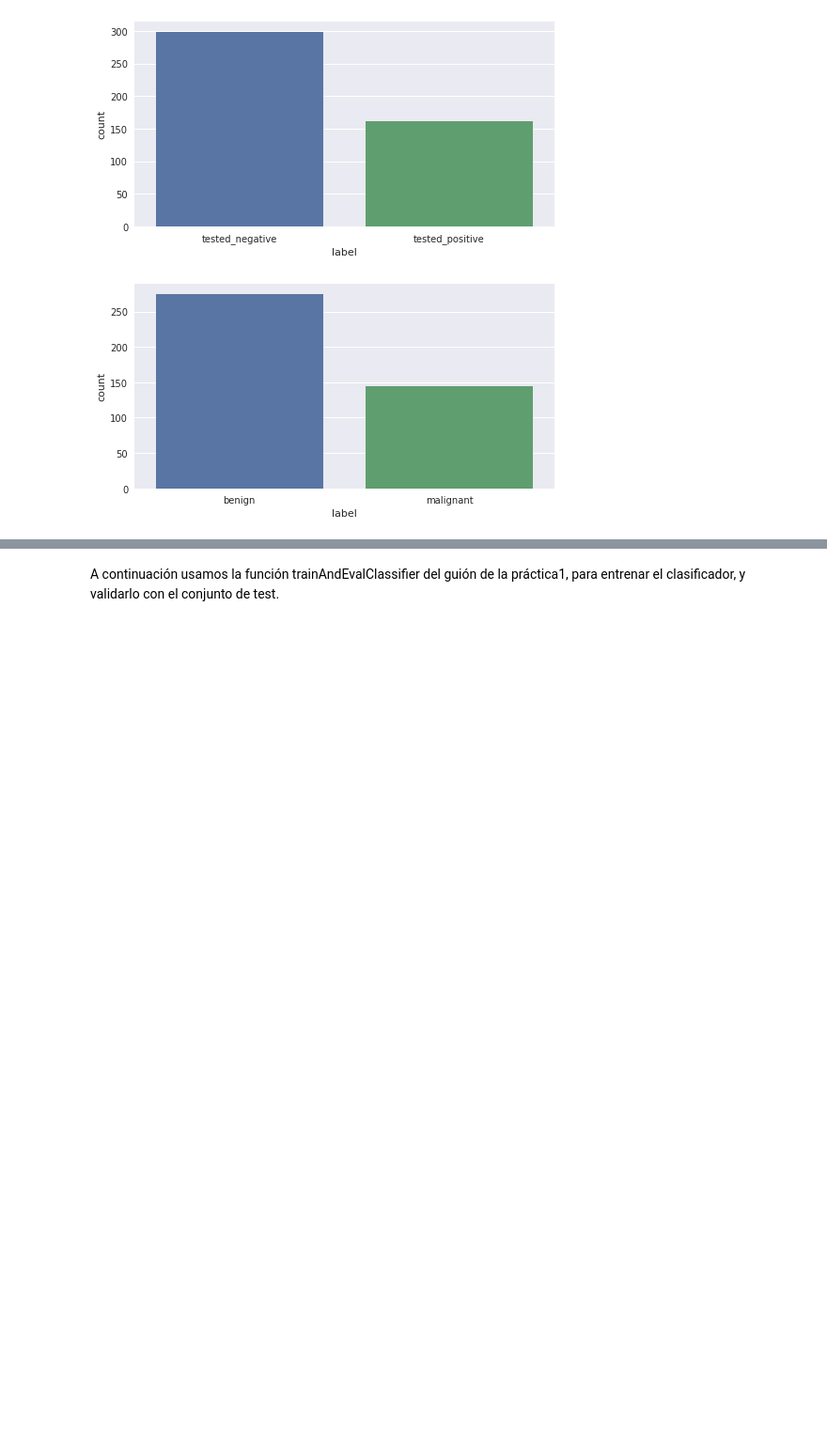
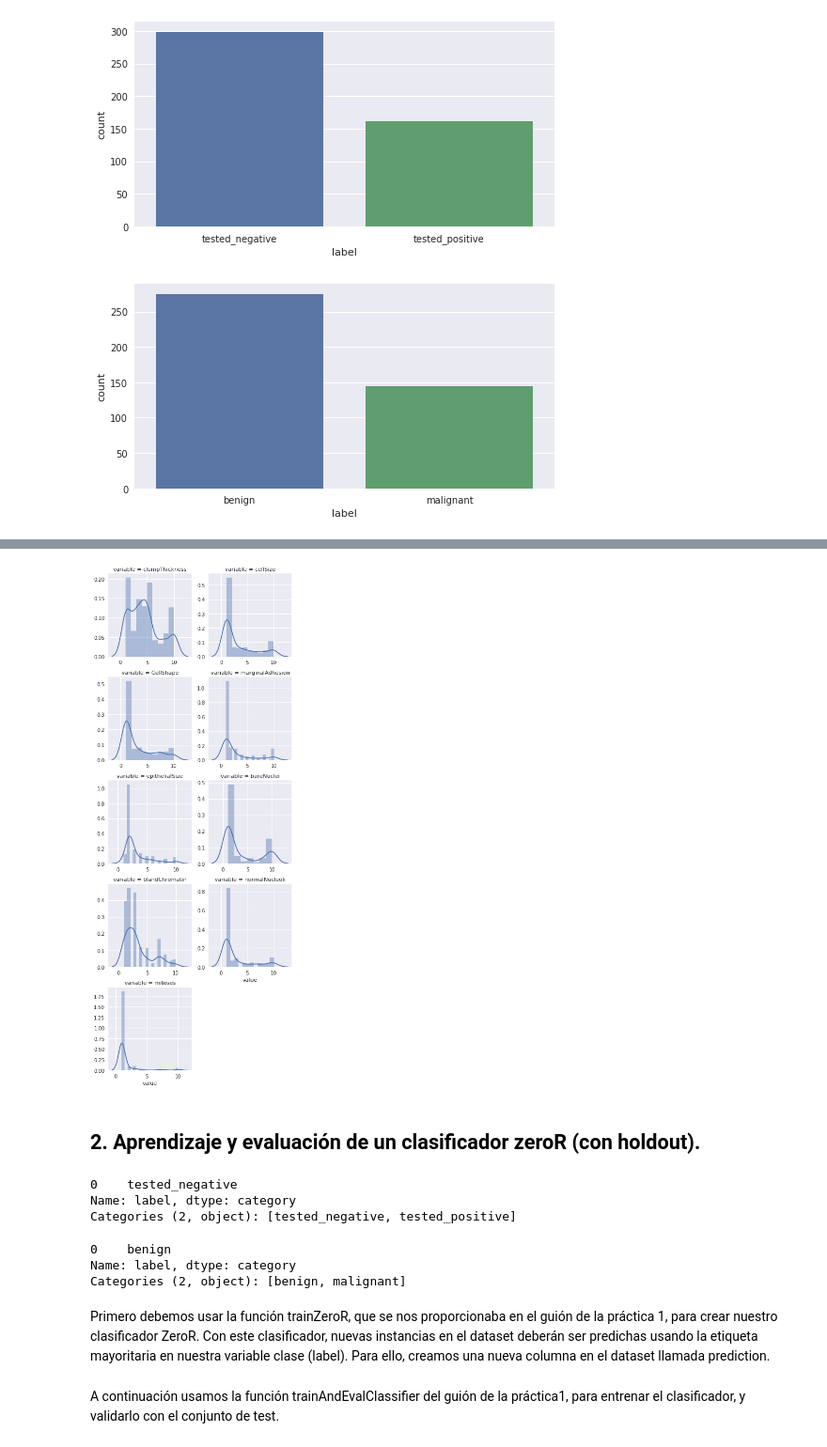
Before and after one commit to VanessaNav/DataMining, a Jupyter notebook: Prac1IvanVanessa.ipynb, the cells around one changed output, grey strips where cells are left out. Shown at 94% size. Drawn from its saved outputs; the diff is of its cells as text; code cells hidden in the pictures; blank space fills up the shorter version.

```diff
--- a/Prac1IvanVanessa.ipynb
+++ b/Prac1IvanVanessa.ipynb
@@ -302,0 +298,9 @@ gSingleBarplot(wisconsinTraining, "label")
+# %%
+# Calculamos el vector de medias
+meansValues2 = wisconsinTraining.mean()
+prueba2Train=wisconsinTraining.copy()
+prueba2Test=wisconsinTest.copy()
+
+# Ahora lo usamos para rellenar:
+cleanDf2Train = prueba2Train.fillna( meansValues2 )
+cleanDf2Test = prueba2Test.fillna(meansValues2)
@@ -302,0 +328,20 @@ gSingleBarplot(wisconsinTraining, "label")
+# %%
+gMultipleHistogram(cleanDf2Train)
+# %% [output]
+[figure, added]
+# %% [markdown]
+## 2. Aprendizaje y evaluación de un clasificador zeroR (con holdout).
+# %%
+cleanDf1Train.label.mode()
+# %% [output]
+0    tested_negative
+Name: label, dtype: category
+Categories (2, object): [tested_negative, tested_positive]
+# %%
+cleanDf2Train.label.mode()
+# %% [output]
+0    benign
+Name: label, dtype: category
+Categories (2, object): [benign, malignant]
+# %% [markdown]
+Primero debemos usar la función trainZeroR, que se nos proporcionaba en el guión de la práctica 1, para crear nuestro clasificador ZeroR. Con este clasificador, nuevas instancias en el dataset deberán ser predichas usando la etiqueta mayoritaria en nuestra variable clase (label). Para ello, creamos una nueva columna en el dataset llamada prediction.
```
Also changed, not shown: parts of 49 cells of this notebook.
